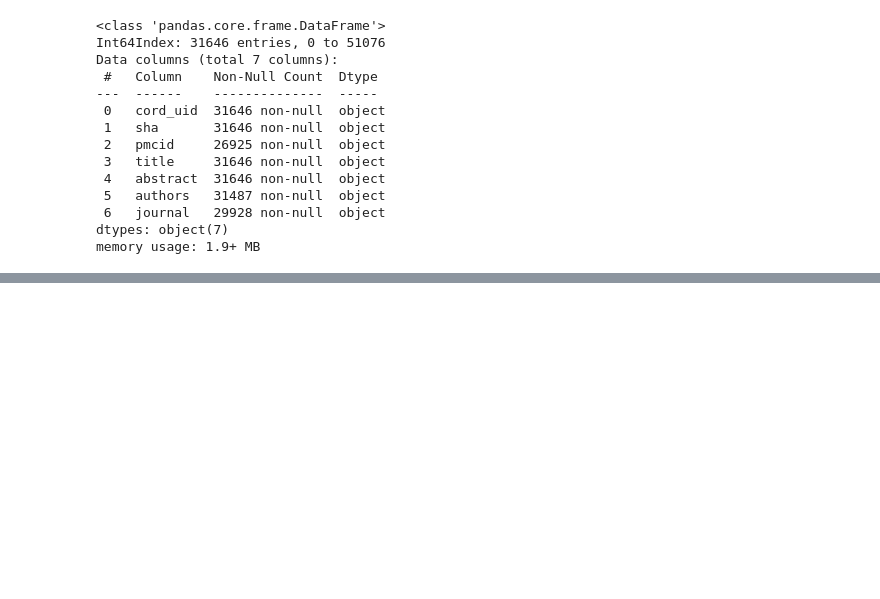
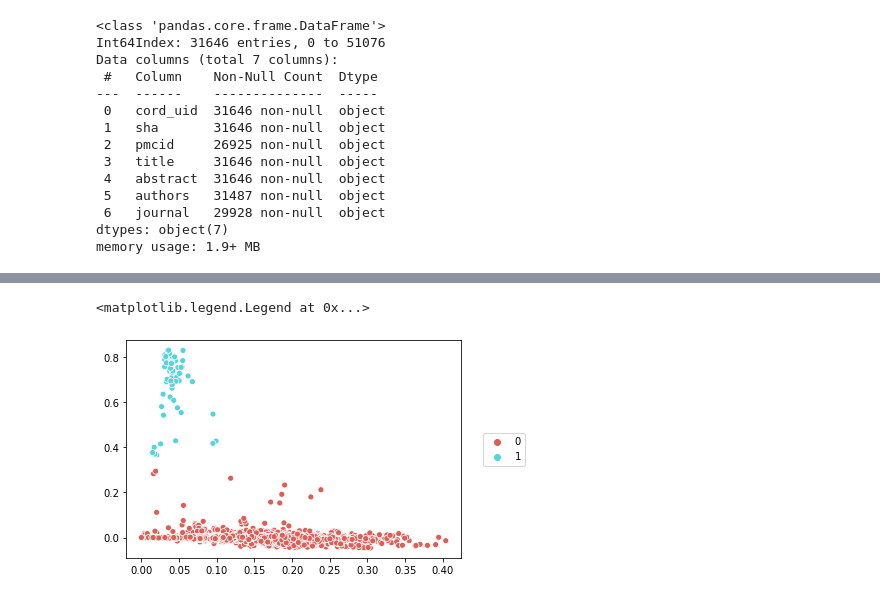
Before and after one commit to cejdan/covid-19-paper-clustering, a Jupyter notebook: Cord-19 Notebook.ipynb, the cells around one changed output, grey strips where cells are left out. Saved outputs shown, nothing was run; the diff lists cells and outputs as text; code cells hidden in the pictures; blank space fills up the shorter version.

```diff
--- a/Cord-19 Notebook.ipynb
+++ b/Cord-19 Notebook.ipynb
@@ -482,0 +472,16 @@ argsort(a, axis=-1, kind=None, order=None)
+# %%
+km = KMeans(n_clusters=2, max_iter=10000, n_init=50, random_state=42)
+km.fit(svd_model)
+
+plot = sns.scatterplot(x=svd_model[:,0], y=svd_model[:,1], hue=km.labels_,
+                palette = sns.color_palette("hls", 2))
+plot.legend(loc='center left', bbox_to_anchor=(1.05, 0.5), ncol=1)
+
+#The best score is with 2 clusters. These two clusters are highly distinct, and seperate very well.
+#When we take a closer look at cluster 1,
+#we find it is the non-English papers. So it is doing a good job actually seperating on something meaningful!
+#Still, I took a look, and a couple papers on the border of cluster 1 are non-English. Let's increase the cluster to catch
+#those as well.
+# %% [output]
+<matplotlib.legend.Legend at 0x...>
+[figure, added]
```
Also changed, not shown: parts of 62 cells of this notebook.
